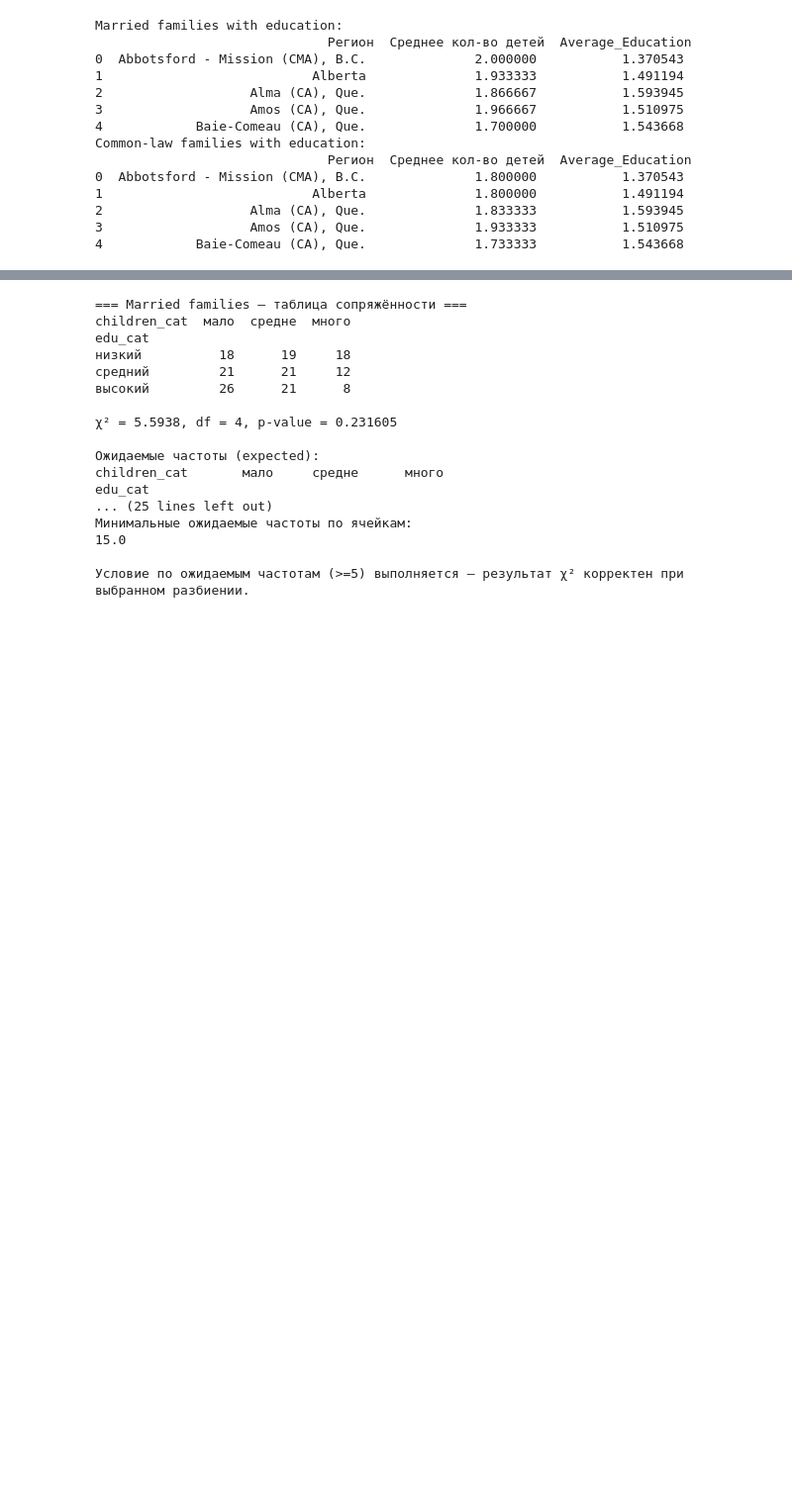
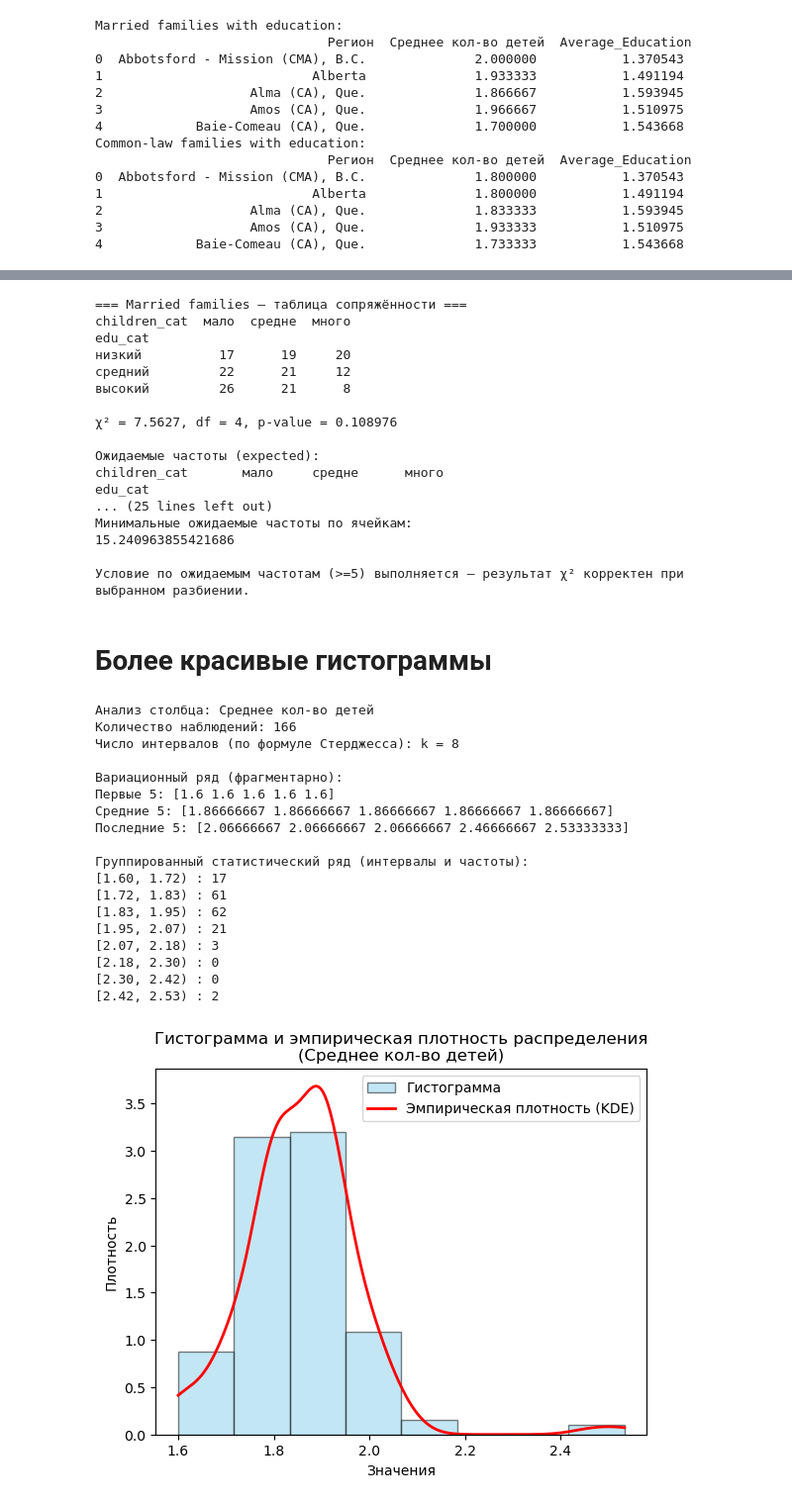
Before and after one commit to Ariiaadna/stat, a Jupyter notebook: PR2.ipynb, the cells around one changed output, grey strips where cells are left out. Shown: that part at 99% size. Drawn from its saved outputs; the diff is of its cells as text; code cells hidden in the pictures; blank space fills up the shorter version.

```diff
--- a/PR2.ipynb
+++ b/PR2.ipynb
@@ -126,4 +130,4 @@ plot_family_hist(commonlaw_df, "Common-law-couple families")
 # %%
-married_df =  married_df[ married_df['Среднее кол-во детей']<=2.2]
-commonlaw_df =  commonlaw_df[ commonlaw_df['Среднее кол-во детей']<=2.2]
+# married_df =  married_df[ married_df['Среднее кол-во детей']<=2.2]
+# commonlaw_df =  commonlaw_df[ commonlaw_df['Среднее кол-во детей']<=2.2]
 # %%
@@ -437,6 +419,9 @@ def chi2_for_df(df, family_label='Married'):
 
     # 3) Применение chi2
     chi2, p, dof, expected = chi2_contingency(table, correction=False)  # без Yates' correction для общих таблиц
+                                                                        #Установка correction=False означает, что вы используете стандартный
+                                                                        #расчет критерия хи-квадрат без этой коррекции,
+                                                                        #что предпочтительнее для больших выборок
     print(f"\nχ² = {chi2:.4f}, df = {dof}, p-value = {p:.6f}")
 
     # 4) Ожидаемые частоты
@@ -465,17 +450,19 @@ res_commonlaw = chi2_for_df(commonlaw_edu_df, family_label='Common-law families'
 === Married families — таблица сопряжённости ===
 children_cat  мало  средне  много
 edu_cat
-низкий          18      19     18
-средний         21      21     12
+низкий          17      19     20
+средний         22      21     12
 высокий         26      21      8
 
-χ² = 5.5938, df = 4, p-value = 0.231605
+χ² = 7.5627, df = 4, p-value = 0.108976
 
 Ожидаемые частоты (expected):
 children_cat       мало     средне      много
 edu_cat
 ... (25 lines left out)
 Минимальные ожидаемые частоты по ячейкам:
-15.0
+15.240963855421686
 
 Условие по ожидаемым частотам (>=5) выполняется — результат χ² корректен при выбранном разбиении.
+# %% [markdown]
+# Более красивые гистограммы
@@ -481,0 +545,26 @@ edu_cat
+# %%
+# Передаём датафрейм df_jan_clean и нужный столбец
+variation_series_married, grouped, kde = analyze_data(
+    married_df,
+    column="Среднее кол-во детей"
+)
+# %% [output]
+Анализ столбца: Среднее кол-во детей
+Количество наблюдений: 166
+Число интервалов (по формуле Стерджесса): k = 8
+
+Вариационный ряд (фрагментарно):
+Первые 5: [1.6 1.6 1.6 1.6 1.6]
+Средние 5: [1.86666667 1.86666667 1.86666667 1.86666667 1.86666667]
+Последние 5: [2.06666667 2.06666667 2.06666667 2.46666667 2.53333333]
+
+Группированный статистический ряд (интервалы и частоты):
+[1.60, 1.72) : 17
+[1.72, 1.83) : 61
+[1.83, 1.95) : 62
+[1.95, 2.07) : 21
+[2.07, 2.18) : 3
+[2.18, 2.30) : 0
+[2.30, 2.42) : 0
+[2.42, 2.53) : 2
+[figure, added]
```
Also changed, not shown: parts of 16 cells of this notebook.
